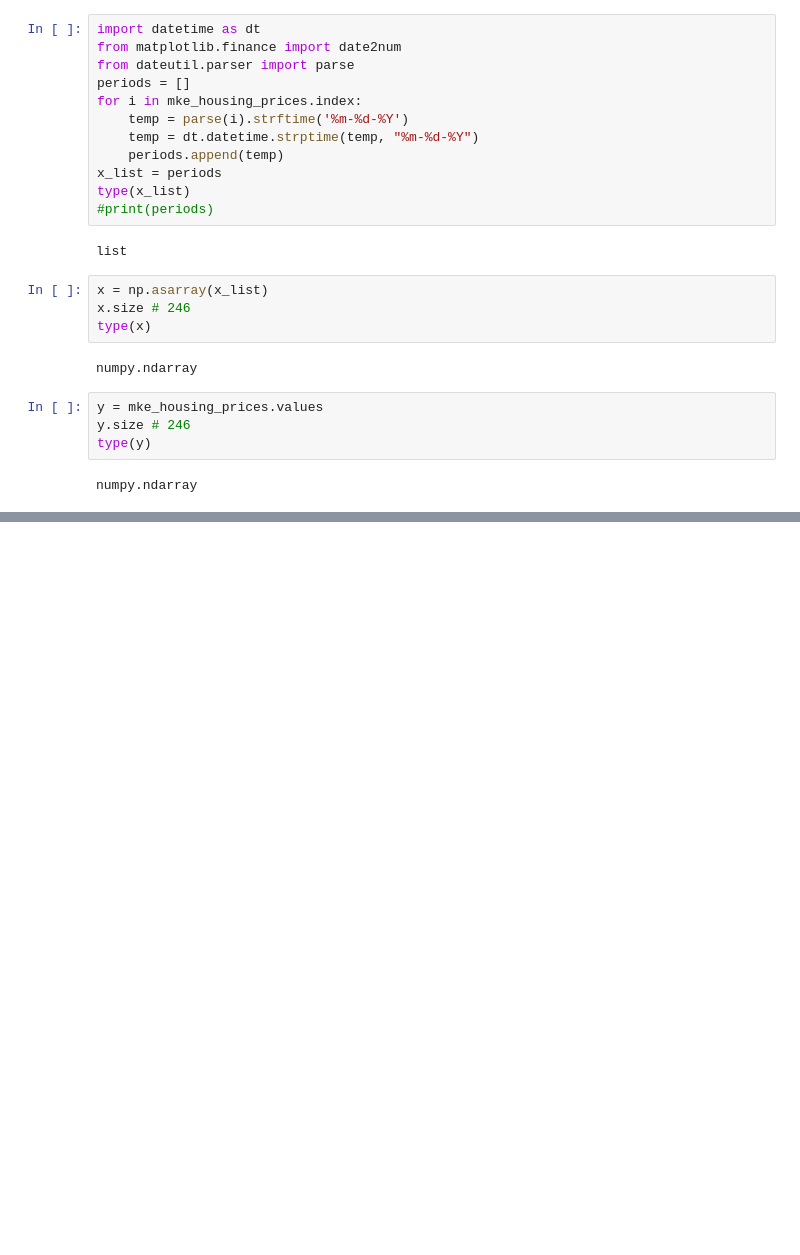
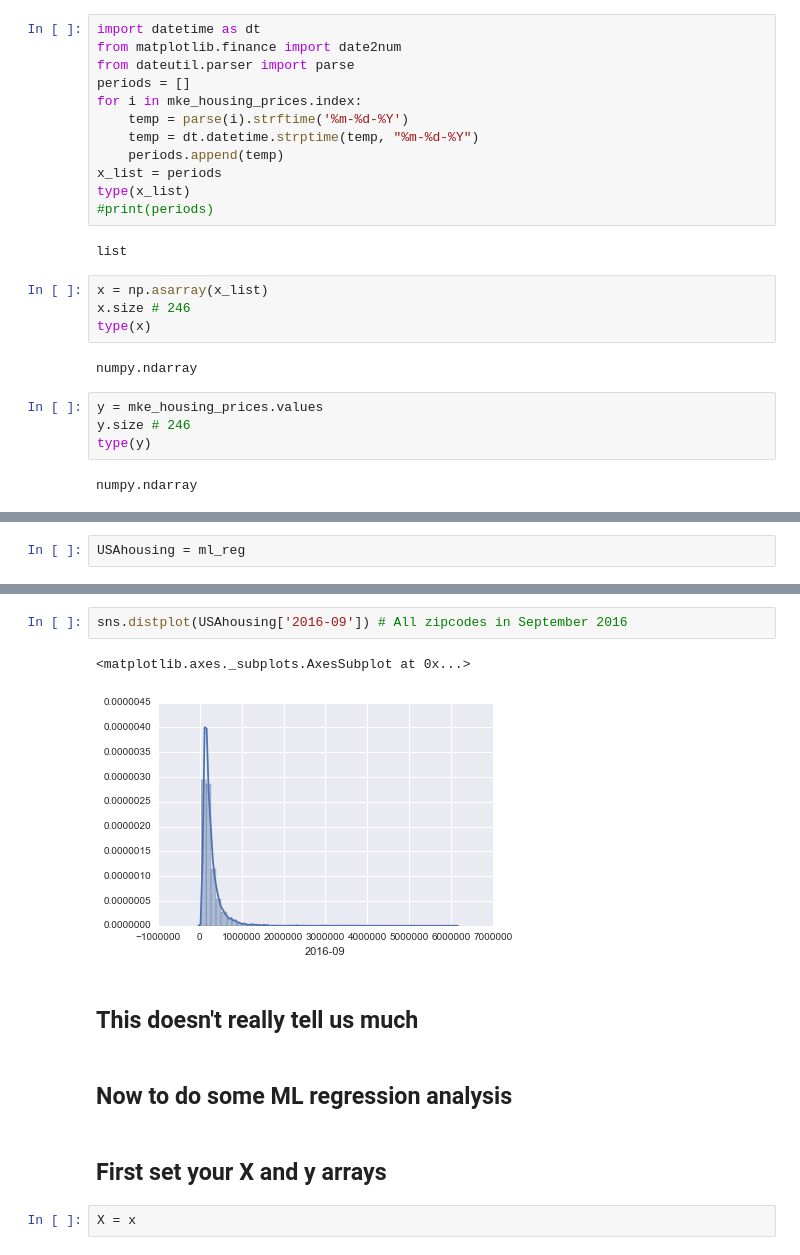
Before and after one commit to Ssscld/mke_scikit, a Jupyter notebook: ML - Regression Analysis.ipynb, the cells around one changed output, grey strips where cells are left out. Saved outputs shown, nothing was run; the diff lists cells and outputs as text; blank space fills up the shorter version.

```diff
--- a/ML - Regression Analysis.ipynb
+++ b/ML - Regression Analysis.ipynb
@@ -173,0 +182,2 @@ plt.plot(x, y)
+# %%
+USAhousing = ml_reg
@@ -173,0 +207,13 @@ plt.plot(x, y)
+# %%
+sns.distplot(USAhousing['2016-09']) # All zipcodes in September 2016
+# %% [output]
+<matplotlib.axes._subplots.AxesSubplot at 0x...>
+[figure, added]
+# %% [markdown]
+## This doesn't really tell us much
+# %% [markdown]
+## Now to do some ML regression analysis
+# %% [markdown]
+## First set your X and y arrays
+# %%
+X = x
```
Also changed, not shown: parts of 32 cells of this notebook.
